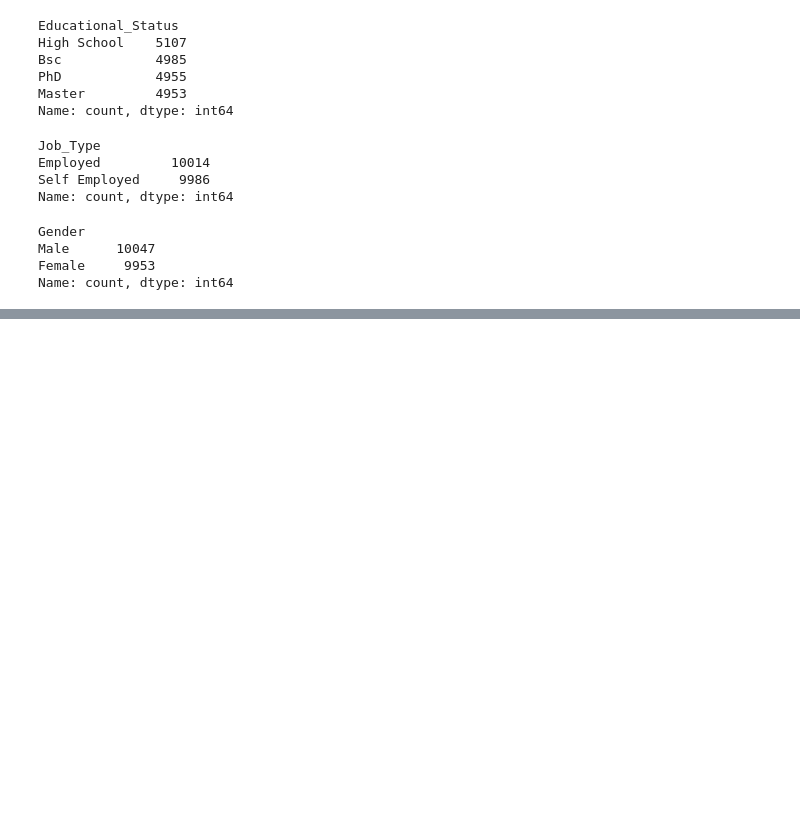
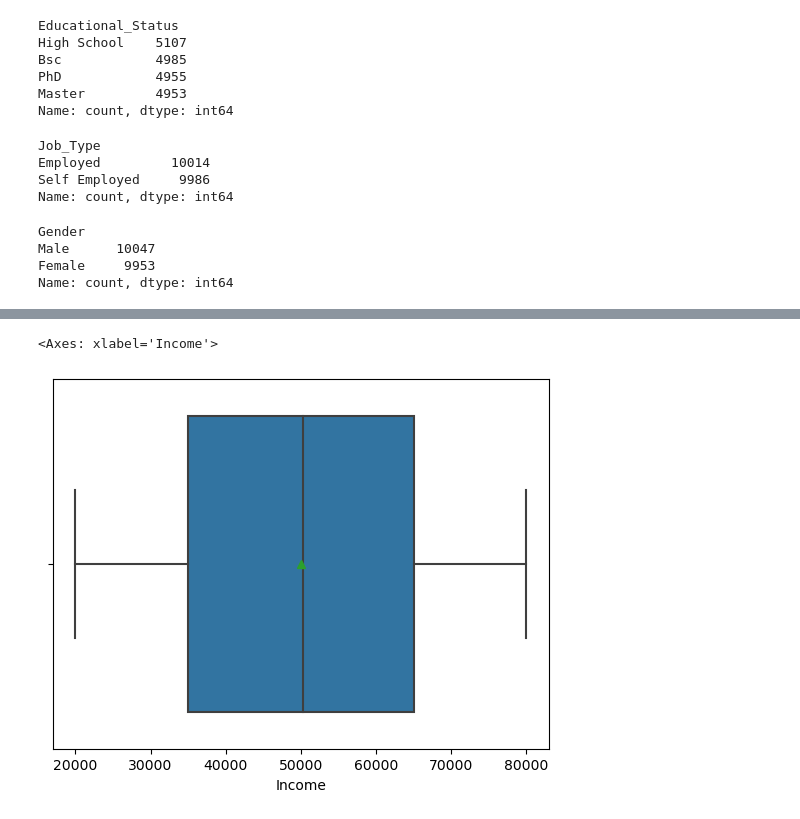
Before and after one commit to MaukanMir/Valentine-Classifier, a Jupyter notebook: training.ipynb, the cells around one changed output, grey strips where cells are left out. Cells and saved outputs as stored; diff of their text form; code cells hidden in the pictures; blank space fills up the shorter version.

```diff
--- a/training.ipynb
+++ b/training.ipynb
@@ -131,0 +124,5 @@ df
+# %%
+sns.boxplot(x="Income", showmeans=True, data=df)
+# %% [output]
+<Axes: xlabel='Income'>
+[figure, added]
```
Also changed, not shown: parts of 5 cells of this notebook.
